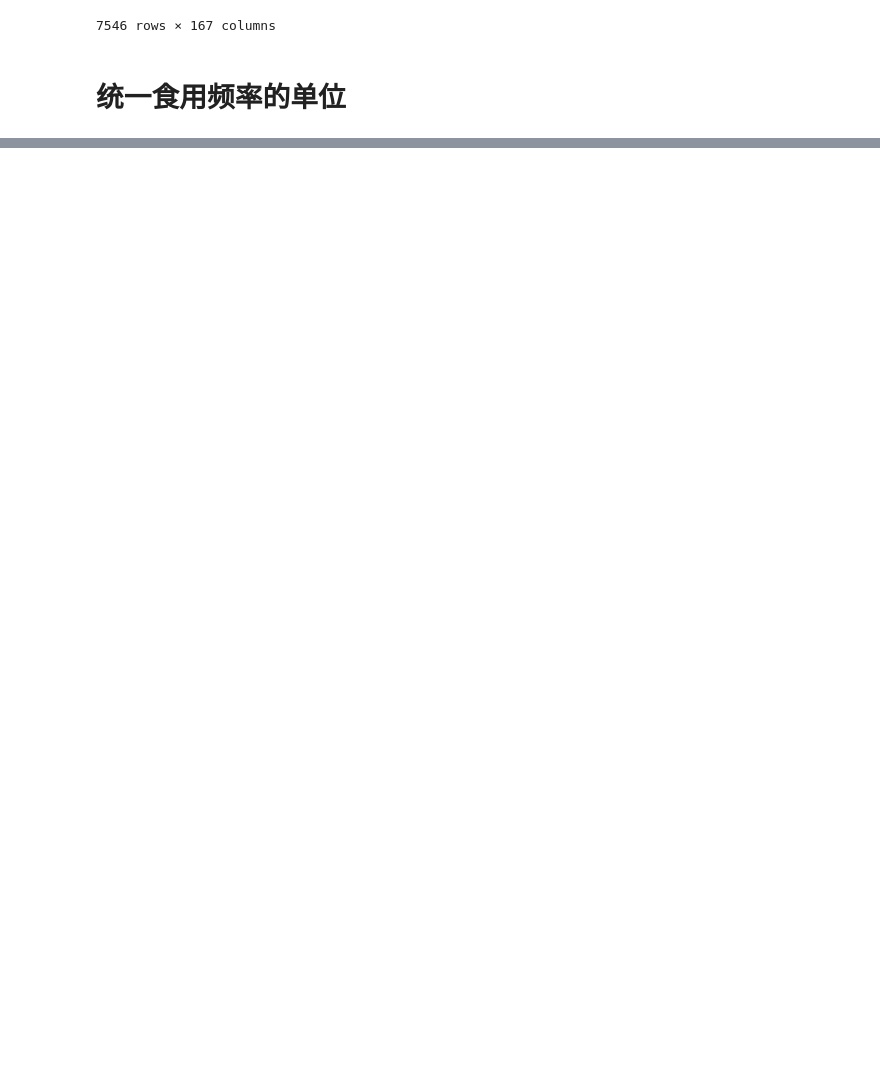
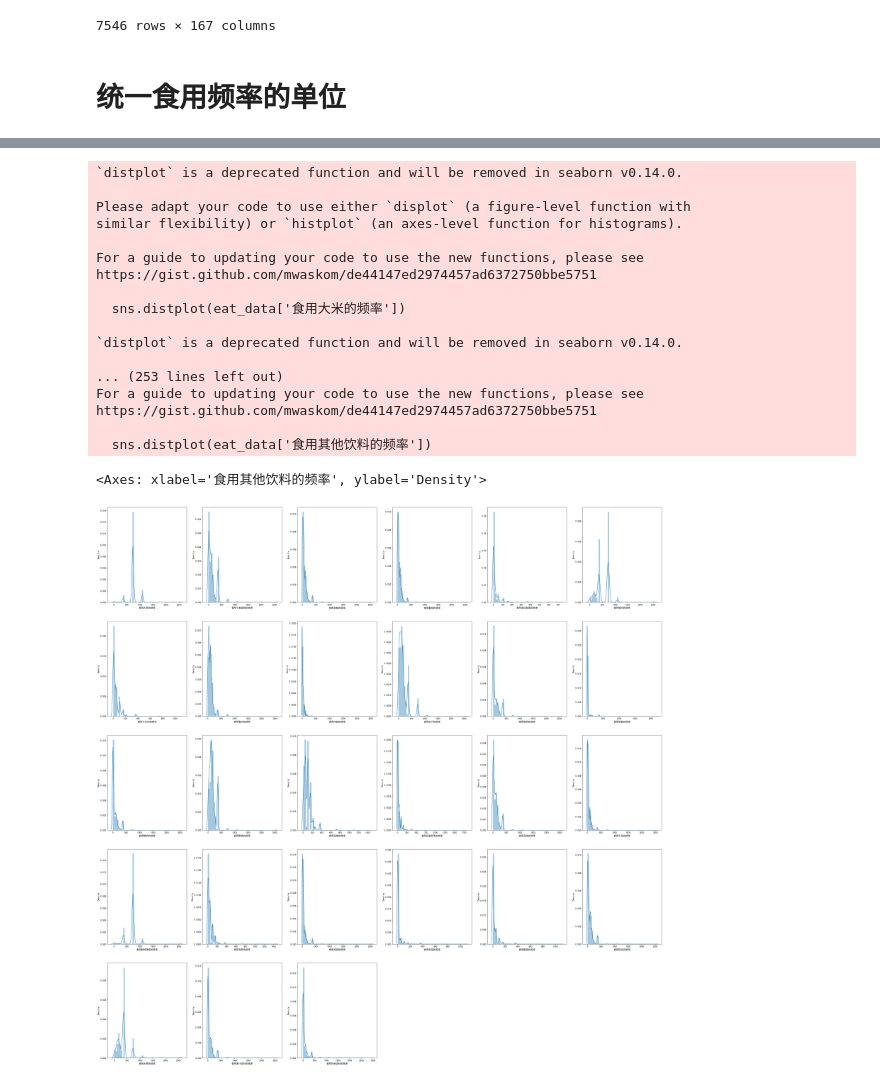
Before and after one commit to shallow-oss/MathModel, a Jupyter notebook: 模拟赛3/第一问/p1.ipynb, the cells around one changed output, grey strips where cells are left out. Cells and saved outputs as stored; diff of their text form; code cells hidden in the pictures; blank space fills up the shorter version.

```diff
--- a/模拟赛3/第一问/p1.ipynb
+++ b/模拟赛3/第一问/p1.ipynb
@@ -84,0 +230,76 @@ plt.show()
+# %%
+plt.figure(1,figsize=(50,50))
+plt.subplot(5,6,1)
+sns.distplot(eat_data['食用大米的频率'])
+plt.subplot(5,6,2)
+sns.distplot(eat_data['食用小麦面粉的频率'])
+plt.subplot(5,6,3)
+sns.distplot(eat_data['食用杂粮的频率'])
+plt.subplot(5,6,4)
+sns.distplot(eat_data['食用薯类的频率'])
+plt.subplot(5,6,5)
+sns.distplot(eat_data['食用油炸面食的频率'])
+plt.subplot(5,6,6)
+sns.distplot(eat_data['食用猪肉的频率'])
+plt.subplot(5,6,7)
+sns.distplot(eat_data['食用牛羊肉的频率'])
+plt.subplot(5,6,8)
+sns.distplot(eat_data['食用禽肉的频率'])
+plt.subplot(5,6,9)
+sns.distplot(eat_data['食用内脏的频率'])
+plt.subplot(5,6,10)
+sns.distplot(eat_data['食用水产的频率'])
+plt.subplot(5,6,11)
+sns.distplot(eat_data['食用鲜奶的频率'])
+plt.subplot(5,6,12)
+sns.distplot(eat_data['食用奶粉的频率'])
+plt.subplot(5,6,13)
+sns.distplot(eat_data['食用酸奶的频率'])
+plt.subplot(5,6,14)
+sns.distplot(eat_data['食用蛋类的频率'])
+plt.subplot(5,6,15)
+sns.distplot(eat_data['食用豆腐的频率'])
+plt.subplot(5,6,16)
+sns.distplot(eat_data['食用豆腐丝等的频率'])
+plt.subplot(5,6,17)
+sns.distplot(eat_data['食用豆浆的频率'])
+plt.subplot(5,6,18)
+sns.distplot(eat_data['食用干豆的频率'])
+plt.subplot(5,6,19)
+sns.distplot(eat_data['食用新鲜蔬菜的频率'])
+plt.subplot(5,6,20)
+sns.distplot(eat_data['食用海草的频率'])
+plt.subplot(5,6,21)
+sns.distplot(eat_data['食用咸菜的频率'])
+plt.subplot(5,6,22)
+sns.distplot(eat_data['食用泡菜的频率'])
+plt.subplot(5,6,23)
+sns.distplot(eat_data['食用酸菜的频率'])
+plt.subplot(5,6,24)
+sns.distplot(eat_data['食用糕点的频率'])
+plt.subplot(5,6,25)
+sns.distplot(eat_data['食用水果的频率'])
+plt.subplot(5,6,26)
+sns.distplot(eat_data['食用果汁饮料的频率'])
+plt.subplot(5,6,27)
+sns.distplot(eat_data['食用其他饮料的频率'])
+# %% [output]
+`distplot` is a deprecated function and will be removed in seaborn v0.14.0.
+
+Please adapt your code to use either `displot` (a figure-level function with
+similar flexibility) or `histplot` (an axes-level function for histograms).
+
+For a guide to updating your code to use the new functions, please see
+https://gist.github.com/mwaskom/de44147ed2974457ad6372750bbe5751
+
+  sns.distplot(eat_data['食用大米的频率'])
+
+`distplot` is a deprecated function and will be removed in seaborn v0.14.0.
+
+... (253 lines left out)
+For a guide to updating your code to use the new functions, please see
+https://gist.github.com/mwaskom/de44147ed2974457ad6372750bbe5751
+
+  sns.distplot(eat_data['食用其他饮料的频率'])
+<Axes: xlabel='食用其他饮料的频率', ylabel='Density'>
+[figure, added]
```
Also changed, not shown: parts of 9 cells of this notebook, 3 other files.
